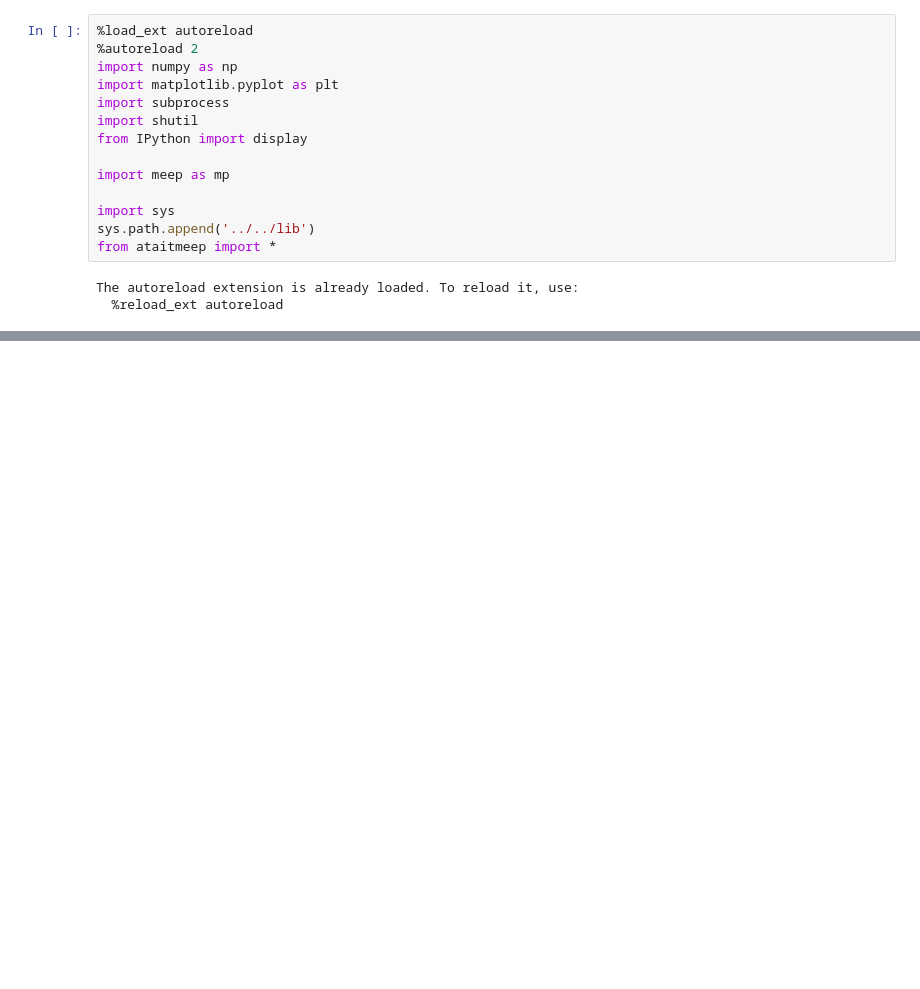
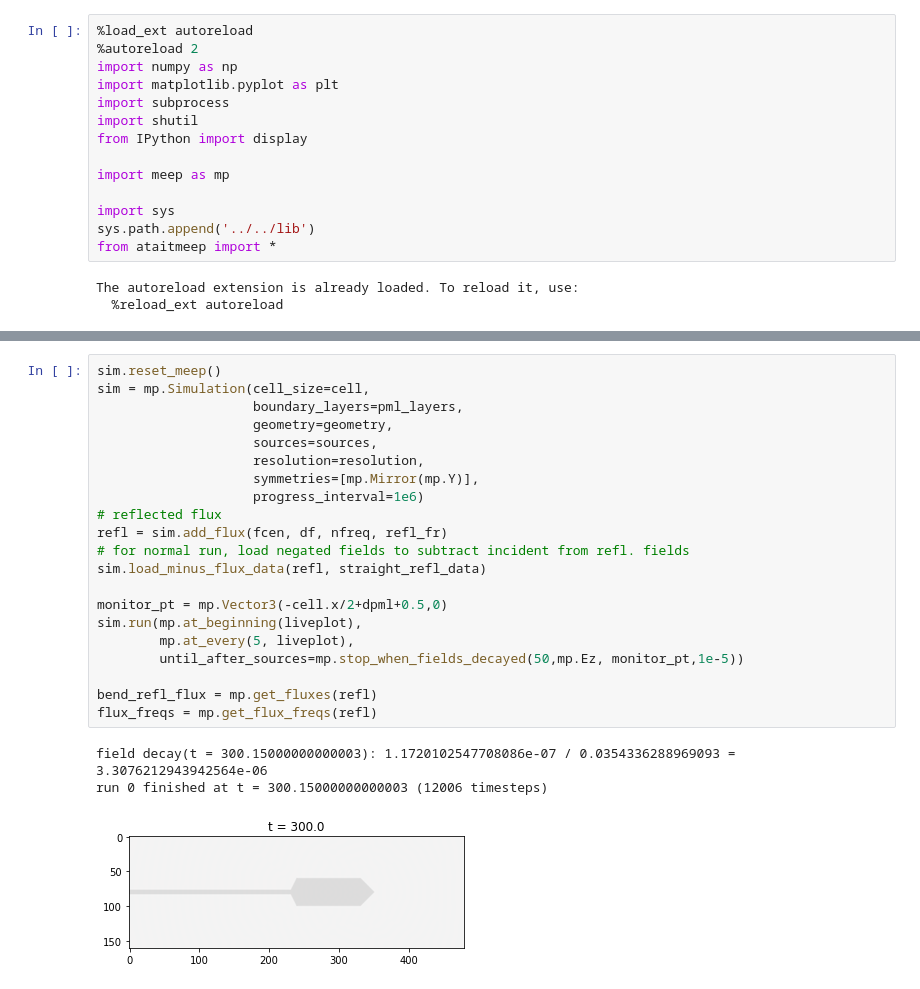
Before and after one commit to atait/jupyter-meep, a Jupyter notebook: notebooks/Cavities/MMI_1x2.ipynb, the cells around one changed output, grey strips where cells are left out. Cells and saved outputs as stored; diff of their text form; blank space fills up the shorter version.

```diff
--- a/notebooks/Cavities/MMI_1x2.ipynb
+++ b/notebooks/Cavities/MMI_1x2.ipynb
@@ -158,0 +164,25 @@ array([], dtype=float64)
+# %%
+sim.reset_meep()
+sim = mp.Simulation(cell_size=cell,
+                    boundary_layers=pml_layers,
+                    geometry=geometry,
+                    sources=sources,
+                    resolution=resolution,
+                    symmetries=[mp.Mirror(mp.Y)],
+                    progress_interval=1e6)
+# reflected flux
+refl = sim.add_flux(fcen, df, nfreq, refl_fr)
+# for normal run, load negated fields to subtract incident from refl. fields
+sim.load_minus_flux_data(refl, straight_refl_data)
+
+monitor_pt = mp.Vector3(-cell.x/2+dpml+0.5,0)
+sim.run(mp.at_beginning(liveplot),
+        mp.at_every(5, liveplot),
+        until_after_sources=mp.stop_when_fields_decayed(50,mp.Ez, monitor_pt,1e-5))
+
+bend_refl_flux = mp.get_fluxes(refl)
+flux_freqs = mp.get_flux_freqs(refl)
+# %% [output]
+field decay(t = 300.15000000000003): 1.1720102547708086e-07 / 0.0354336288969093 = 3.3076212943942564e-06
+run 0 finished at t = 300.15000000000003 (12006 timesteps)
+[figure, added]
```
Also changed, not shown: parts of 8 cells of this notebook, 4 other files.
